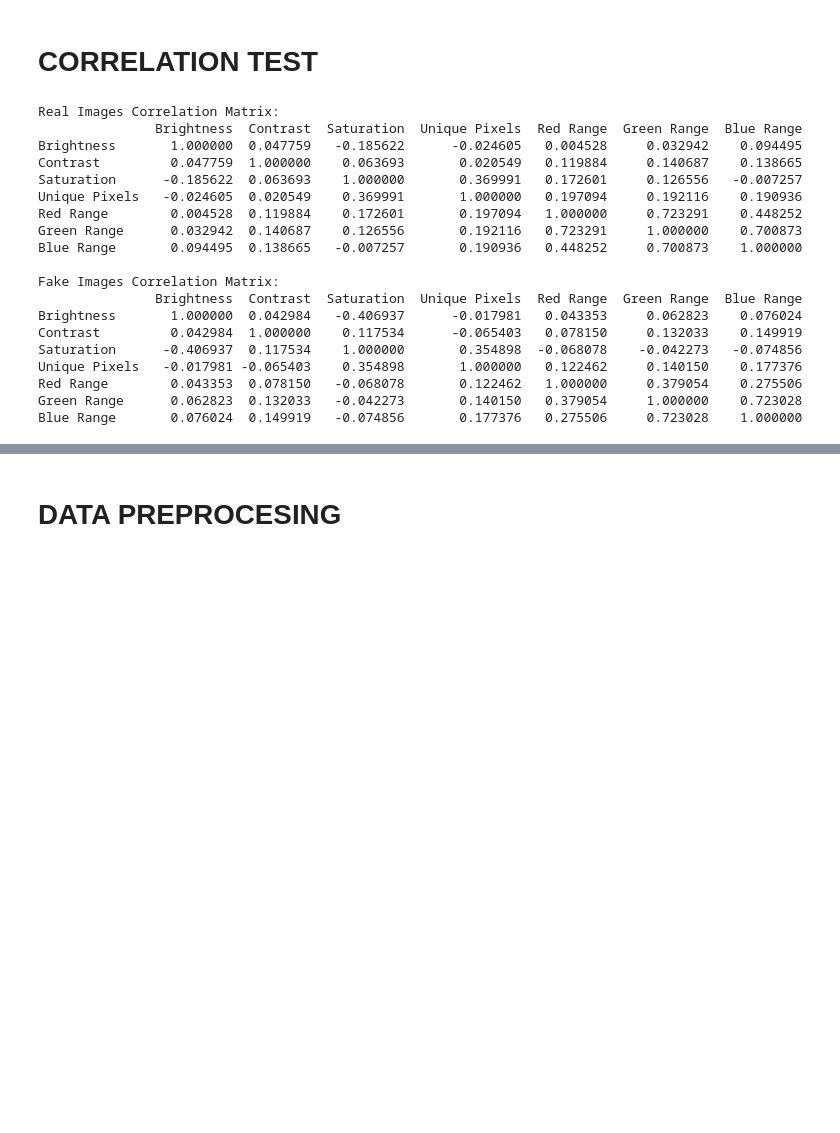
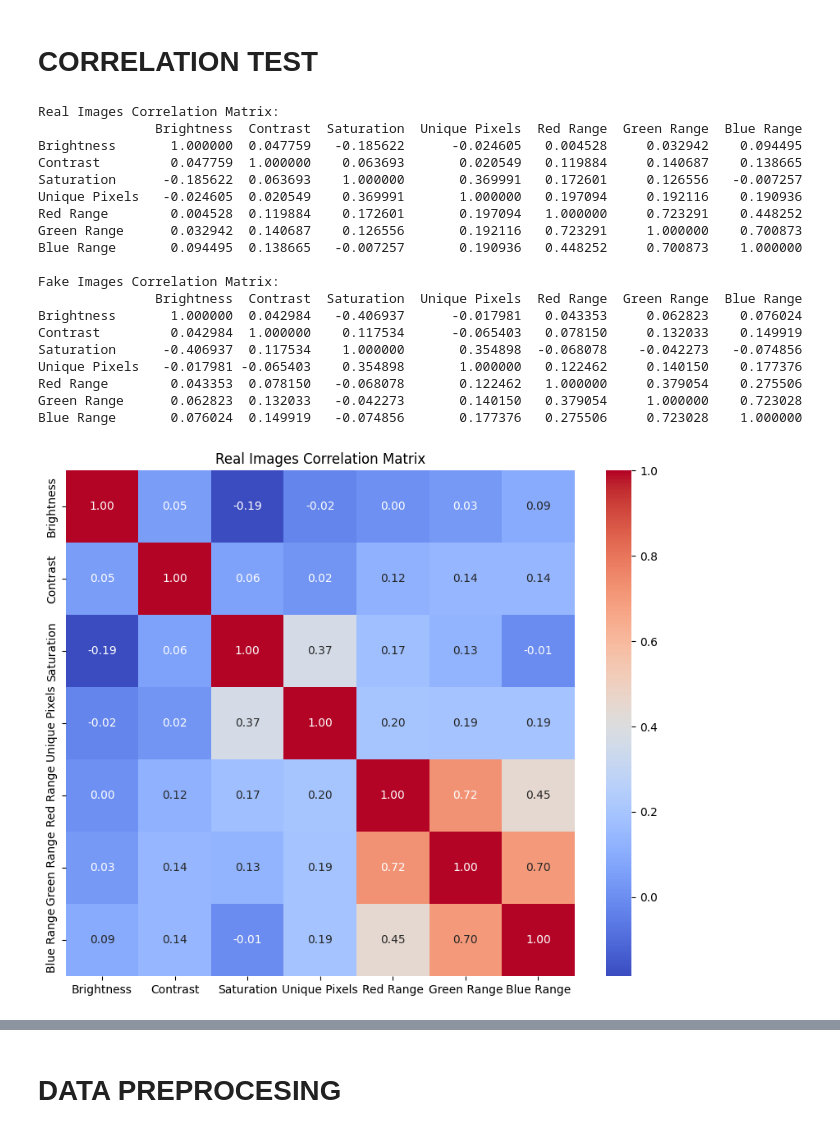
Before and after one commit to Hugogales/AI_image_classifier, a Jupyter notebook: analysis.ipynb, the cells around one changed output, grey strips where cells are left out. Cells and saved outputs as stored; diff of their text form; code cells hidden in the pictures; blank space fills up the shorter version.

```diff
--- a/analysis.ipynb
+++ b/analysis.ipynb
@@ -464,36 +462,45 @@ fake_data = {
     'Blue Range': [ranges[2] for ranges in fake_color_range],
 }
 
-# Create dataframes
 real_df = pd.DataFrame(real_data)
 fake_df = pd.DataFrame(fake_data)
 
-# Calculate correlation matrices
 real_corr_matrix = real_df.corr()
 fake_corr_matrix = fake_df.corr()
 
 print("Real Images Correlation Matrix:")
 print(real_corr_matrix.to_string())
 
 print("\nFake Images Correlation Matrix:")
 print(fake_corr_matrix.to_string())
+
+plt.figure(figsize=(10, 8))
+sns.heatmap(real_corr_matrix, annot=True, fmt=".2f", cmap='coolwarm')
+plt.title("Real Images Correlation Matrix")
+plt.show()
+
+plt.figure(figsize=(10, 8))
+sns.heatmap(fake_corr_matrix, annot=True, fmt=".2f", cmap='coolwarm')
+plt.title("Fake Images Correlation Matrix")
+plt.show()
 # %% [output]
 Real Images Correlation Matrix:
                Brightness  Contrast  Saturation  Unique Pixels  Red Range  Green Range  Blue Range
 Brightness       1.000000  0.047759   -0.185622      -0.024605   0.004528     0.032942    0.094495
 Contrast         0.047759  1.000000    0.063693       0.020549   0.119884     0.140687    0.138665
 Saturation      -0.185622  0.063693    1.000000       0.369991   0.172601     0.126556   -0.007257
 Unique Pixels   -0.024605  0.020549    0.369991       1.000000   0.197094     0.192116    0.190936
 Red Range        0.004528  0.119884    0.172601       0.197094   1.000000     0.723291    0.448252
 Green Range      0.032942  0.140687    0.126556       0.192116   0.723291     1.000000    0.700873
 Blue Range       0.094495  0.138665   -0.007257       0.190936   0.448252     0.700873    1.000000
 
 Fake Images Correlation Matrix:
                Brightness  Contrast  Saturation  Unique Pixels  Red Range  Green Range  Blue Range
 Brightness       1.000000  0.042984   -0.406937      -0.017981   0.043353     0.062823    0.076024
 Contrast         0.042984  1.000000    0.117534      -0.065403   0.078150     0.132033    0.149919
 Saturation      -0.406937  0.117534    1.000000       0.354898  -0.068078    -0.042273   -0.074856
 Unique Pixels   -0.017981 -0.065403    0.354898       1.000000   0.122462     0.140150    0.177376
 Red Range        0.043353  0.078150   -0.068078       0.122462   1.000000     0.379054    0.275506
 Green Range      0.062823  0.132033   -0.042273       0.140150   0.379054     1.000000    0.723028
 Blue Range       0.076024  0.149919   -0.074856       0.177376   0.275506     0.723028    1.000000
+[figure, added]
```
Also changed, not shown: parts of 5 cells of this notebook.
